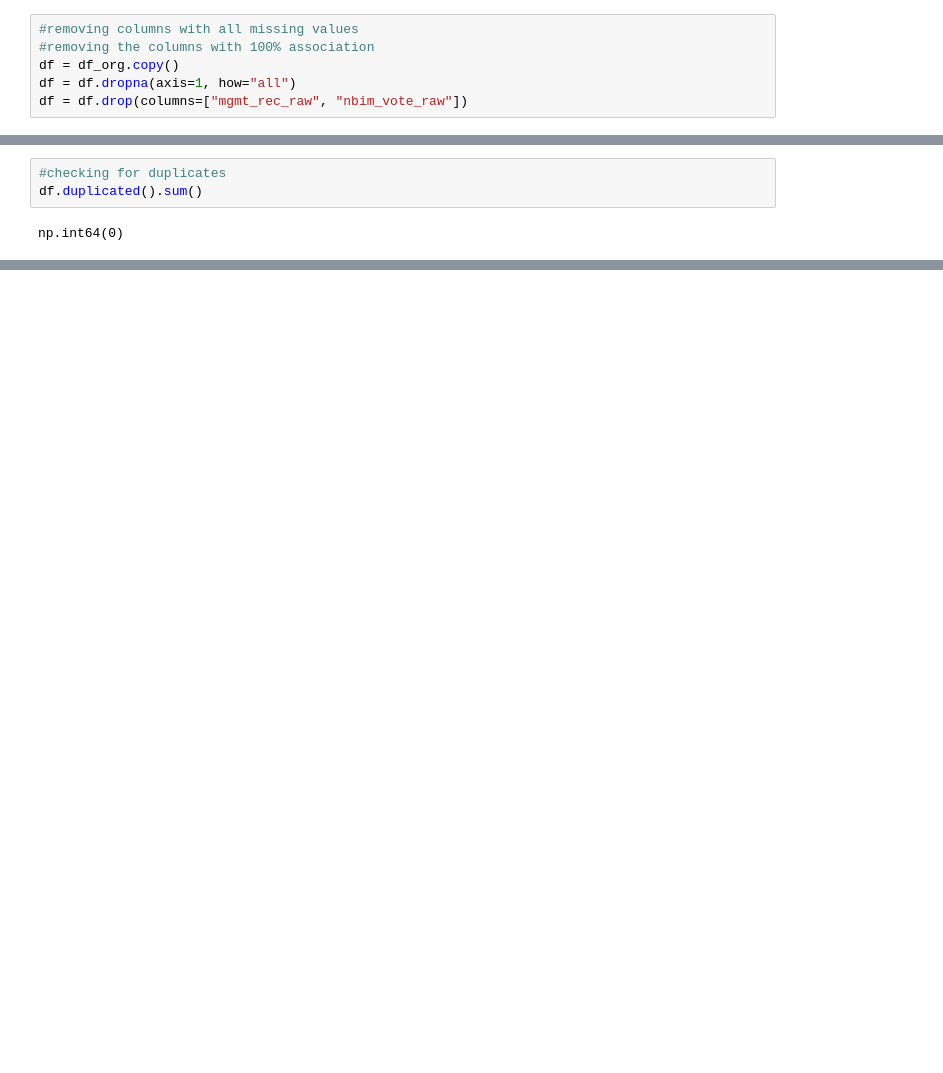
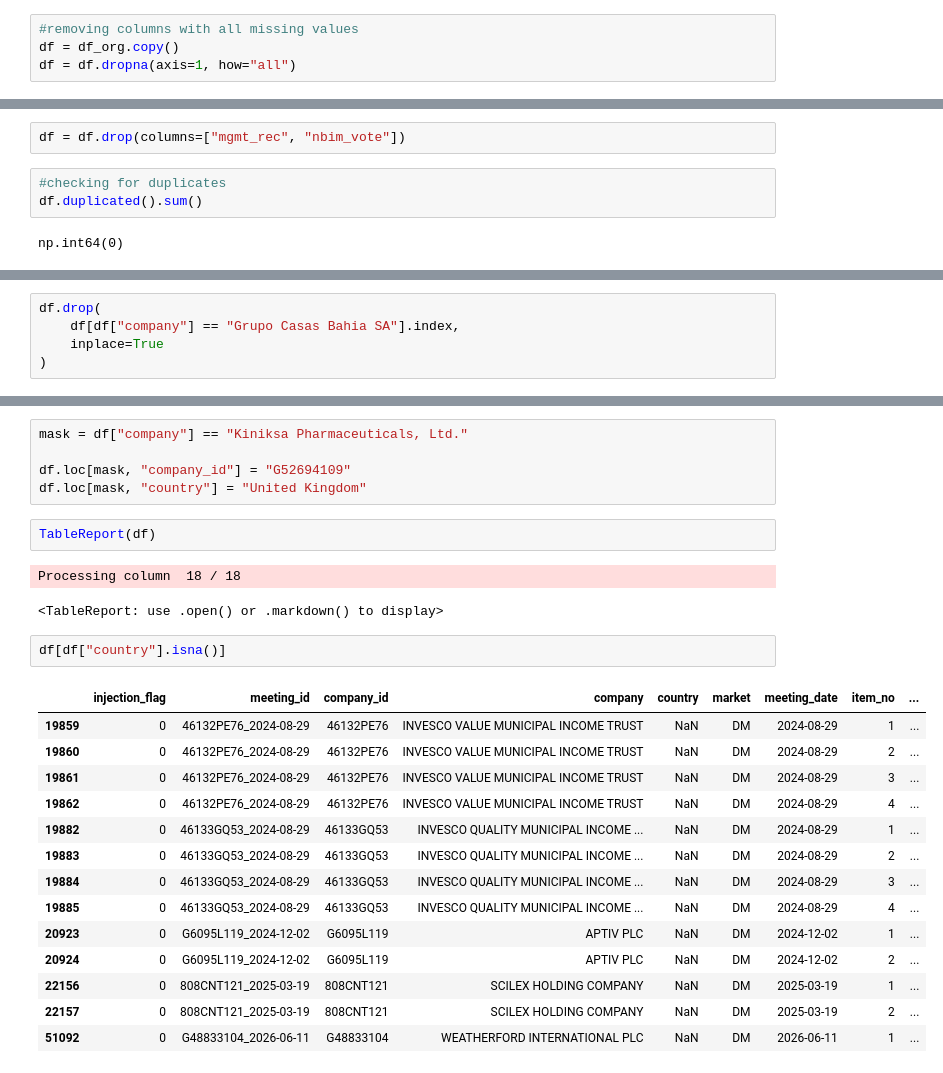
Before and after one commit to prakum04/hackaton-Eiklab, a Jupyter notebook: main.ipynb, the cells around one changed output, grey strips where cells are left out. Drawn from its saved outputs; the diff is of its cells as text; blank space fills up the shorter version.

```diff
--- a/main.ipynb
+++ b/main.ipynb
@@ -11,7 +11,5 @@ Processing column  25 / 25
 <TableReport: use .open() or .markdown() to display>
 # %%
 #removing columns with all missing values
-#removing the columns with 100% association
 df = df_org.copy()
 df = df.dropna(axis=1, how="all")
-df = df.drop(columns=["mgmt_rec_raw", "nbim_vote_raw"])
@@ -18,3 +89,5 @@ df = df.drop(columns=["mgmt_rec_raw", "nbim_vote_raw"])
+# %%
+df = df.drop(columns=["mgmt_rec", "nbim_vote"])
 # %%
 #checking for duplicates
 df.duplicated().sum()
@@ -22,0 +105,5 @@ np.int64(0)
+# %%
+df.drop(
+    df[df["company"] == "Grupo Casas Bahia SA"].index,
+    inplace=True
+)
@@ -22,0 +121,27 @@ np.int64(0)
+# %%
+mask = df["company"] == "Kiniksa Pharmaceuticals, Ltd."
+
+df.loc[mask, "company_id"] = "G52694109"
+df.loc[mask, "country"] = "United Kingdom"
+# %%
+TableReport(df)
+# %% [output]
+Processing column  18 / 18
+<TableReport: use .open() or .markdown() to display>
+# %%
+df[df["country"].isna()]
+# %% [output]
+|  | injection_flag | meeting_id | company_id | company | country | market | meeting_date | item_no | ... |
+| 19859 | 0 | 46132PE76_2024-08-29 | 46132PE76 | INVESCO VALUE MUNICIPAL INCOME TRUST | NaN | DM | 2024-08-29 | 1 | ... |
+| 19860 | 0 | 46132PE76_2024-08-29 | 46132PE76 | INVESCO VALUE MUNICIPAL INCOME TRUST | NaN | DM | 2024-08-29 | 2 | ... |
+| 19861 | 0 | 46132PE76_2024-08-29 | 46132PE76 | INVESCO VALUE MUNICIPAL INCOME TRUST | NaN | DM | 2024-08-29 | 3 | ... |
+| 19862 | 0 | 46132PE76_2024-08-29 | 46132PE76 | INVESCO VALUE MUNICIPAL INCOME TRUST | NaN | DM | 2024-08-29 | 4 | ... |
+| 19882 | 0 | 46133GQ53_2024-08-29 | 46133GQ53 | INVESCO QUALITY MUNICIPAL INCOME ... | NaN | DM | 2024-08-29 | 1 | ... |
+| 19883 | 0 | 46133GQ53_2024-08-29 | 46133GQ53 | INVESCO QUALITY MUNICIPAL INCOME ... | NaN | DM | 2024-08-29 | 2 | ... |
+| 19884 | 0 | 46133GQ53_2024-08-29 | 46133GQ53 | INVESCO QUALITY MUNICIPAL INCOME ... | NaN | DM | 2024-08-29 | 3 | ... |
+| 19885 | 0 | 46133GQ53_2024-08-29 | 46133GQ53 | INVESCO QUALITY MUNICIPAL INCOME ... | NaN | DM | 2024-08-29 | 4 | ... |
+| 20923 | 0 | G6095L119_2024-12-02 | G6095L119 | APTIV PLC | NaN | DM | 2024-12-02 | 1 | ... |
+| 20924 | 0 | G6095L119_2024-12-02 | G6095L119 | APTIV PLC | NaN | DM | 2024-12-02 | 2 | ... |
+| 22156 | 0 | 808CNT121_2025-03-19 | 808CNT121 | SCILEX HOLDING COMPANY | NaN | DM | 2025-03-19 | 1 | ... |
+| 22157 | 0 | 808CNT121_2025-03-19 | 808CNT121 | SCILEX HOLDING COMPANY | NaN | DM | 2025-03-19 | 2 | ... |
+| 51092 | 0 | G48833104_2026-06-11 | G48833104 | WEATHERFORD INTERNATIONAL PLC | NaN | DM | 2026-06-11 | 1 | ... |
```
Also changed, not shown: parts of 7 cells of this notebook.
